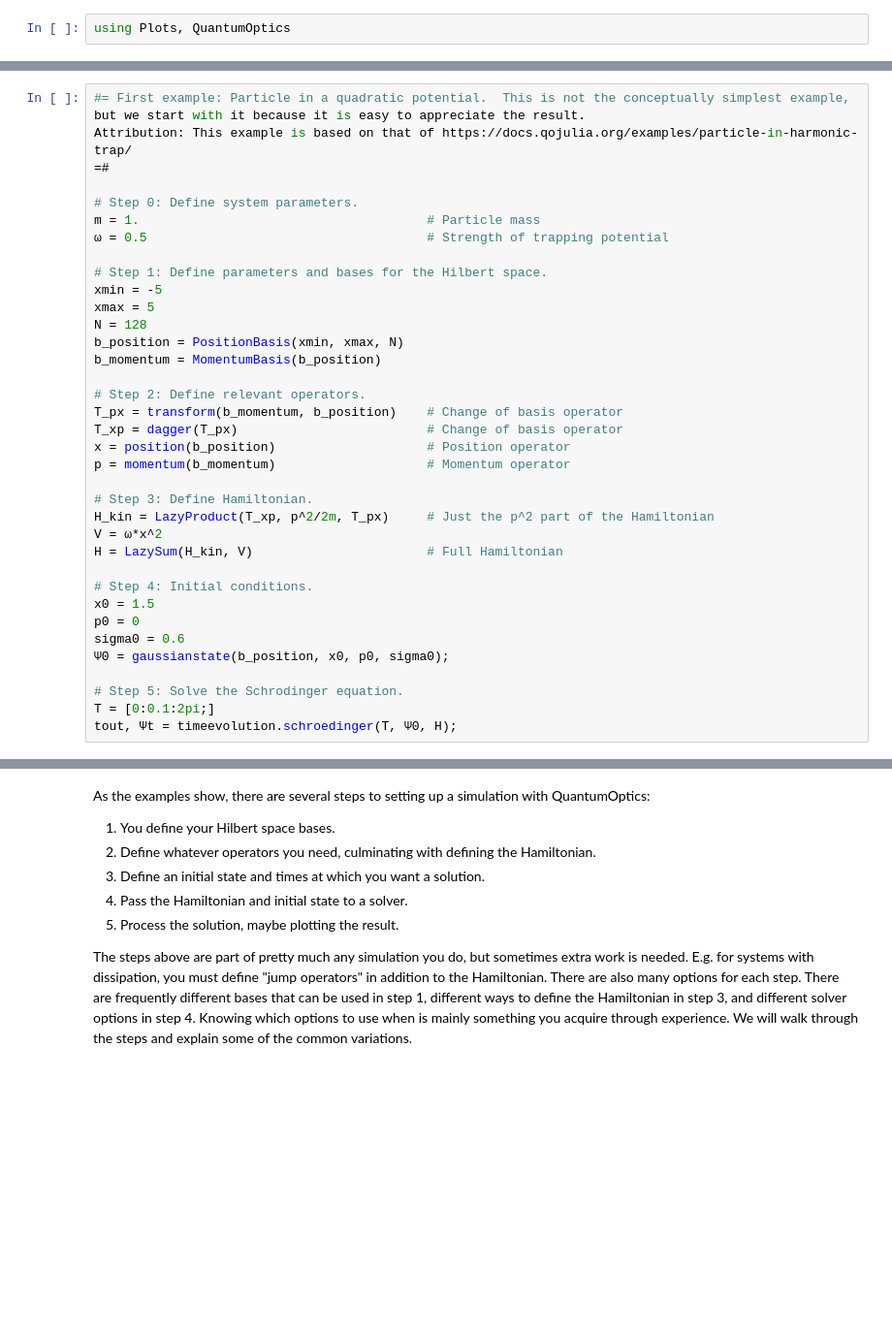
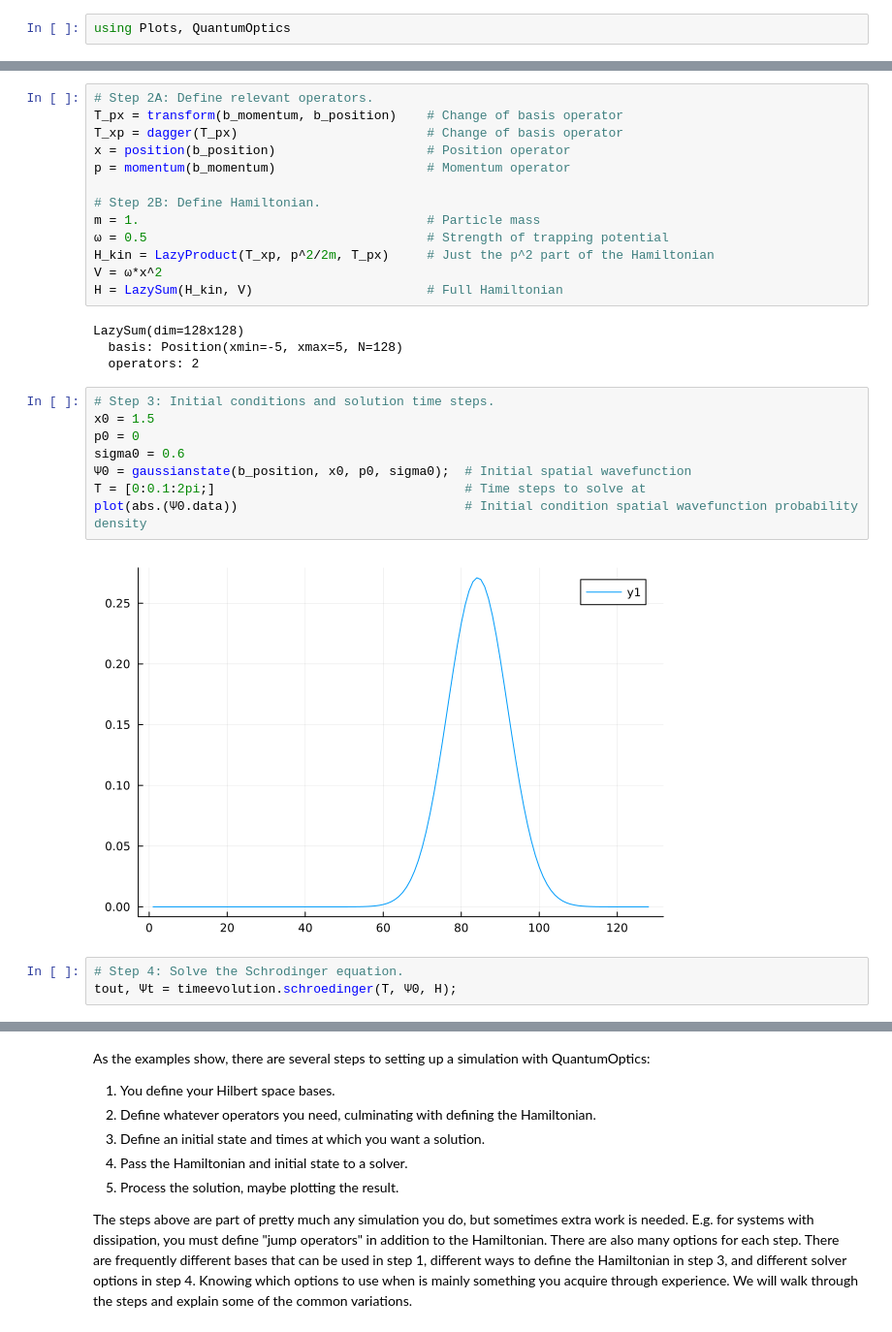
Before and after one commit to orswan/ScientificCodingBootcamp, a Jupyter notebook: Solution - Bootcamp 5 - QuantumOptics.ipynb, the cells around one changed output, grey strips where cells are left out. Shown at 97% size. Cells and saved outputs as stored; diff of their text form; blank space fills up the shorter version.

```diff
--- a/Solution - Bootcamp 5 - QuantumOptics.ipynb
+++ b/Solution - Bootcamp 5 - QuantumOptics.ipynb
@@ -9,38 +24,31 @@ using Plots, QuantumOptics
+# %%
+# Step 2A: Define relevant operators.
+T_px = transform(b_momentum, b_position)    # Change of basis operator
+T_xp = dagger(T_px)                         # Change of basis operator
+x = position(b_position)                    # Position operator
+p = momentum(b_momentum)                    # Momentum operator
+
+# Step 2B: Define Hamiltonian.
+m = 1.                                      # Particle mass
+ω = 0.5                                     # Strength of trapping potential
+H_kin = LazyProduct(T_xp, p^2/2m, T_px)     # Just the p^2 part of the Hamiltonian
+V = ω*x^2
+H = LazySum(H_kin, V)                       # Full Hamiltonian
+# %% [output]
+LazySum(dim=128x128)
+  basis: Position(xmin=-5, xmax=5, N=128)
+  operators: 2
 # %%
-#= First example: Particle in a quadratic potential.  This is not the conceptually simplest example,
-but we start with it because it is easy to appreciate the result.
-Attribution: This example is based on that of https://docs.qojulia.org/examples/particle-in-harmonic-trap/
-=#
-
-# Step 0: Define system parameters.
-m = 1.                                      # Particle mass
-ω = 0.5                                     # Strength of trapping potential
-
-# Step 1: Define parameters and bases for the Hilbert space.
-xmin = -5
-xmax = 5
-N = 128
-b_position = PositionBasis(xmin, xmax, N)
-b_momentum = MomentumBasis(b_position)
-
-# Step 2: Define relevant operators.
-T_px = transform(b_momentum, b_position)    # Change of basis operator
-T_xp = dagger(T_px)                         # Change of basis operator
-x = position(b_position)                    # Position operator
-p = momentum(b_momentum)                    # Momentum operator
-
-# Step 3: Define Hamiltonian.
-H_kin = LazyProduct(T_xp, p^2/2m, T_px)     # Just the p^2 part of the Hamiltonian
-V = ω*x^2
-H = LazySum(H_kin, V)                       # Full Hamiltonian
-
-# Step 4: Initial conditions.
+# Step 3: Initial conditions and solution time steps.
 x0 = 1.5
 p0 = 0
 sigma0 = 0.6
-Ψ0 = gaussianstate(b_position, x0, p0, sigma0);
-
-# Step 5: Solve the Schrodinger equation.
-T = [0:0.1:2pi;]
-tout, Ψt = timeevolution.schroedinger(T, Ψ0, H);
+Ψ0 = gaussianstate(b_position, x0, p0, sigma0);  # Initial spatial wavefunction
+T = [0:0.1:2pi;]                                 # Time steps to solve at
+plot(abs.(Ψ0.data))                              # Initial condition spatial wavefunction probability density
+# %% [output]
+[figure, added]
+# %%
+# Step 4: Solve the Schrodinger equation.
+tout, Ψt = timeevolution.schroedinger(T, Ψ0, H);
 # %%
```
Also changed, not shown: parts of 17 cells of this notebook.
